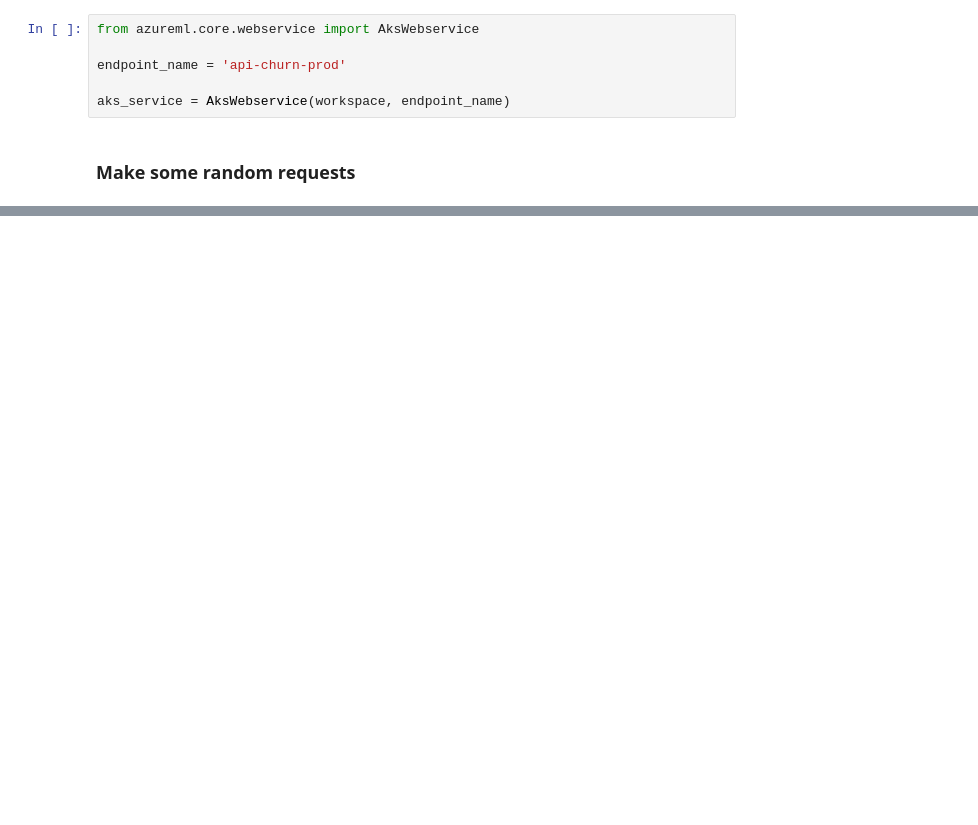
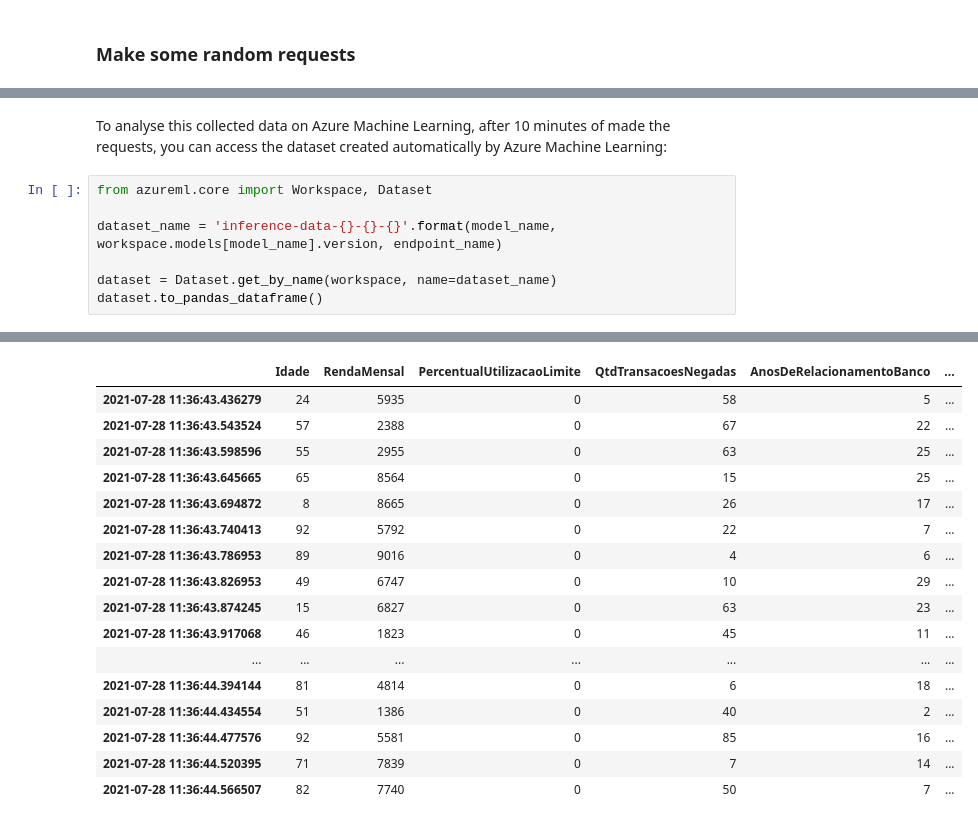
Before and after one commit to lfbraz/azure-data-science-e2e, a Jupyter notebook: labs/lab-4/notebooks/enable-collect-data.ipynb, the cells around one changed output, grey strips where cells are left out. Drawn from its saved outputs; the diff is of its cells as text; blank space fills up the shorter version.

Commit message:
Adding the access to the data collected with AML sdk

```diff
--- a/labs/lab-4/notebooks/enable-collect-data.ipynb
+++ b/labs/lab-4/notebooks/enable-collect-data.ipynb
@@ -190,11 +223,5 @@ print(aks_service.state)
 # %% [markdown]
 ## Call the API (with AKS)
-# %%
-from azureml.core.webservice import AksWebservice
-
-endpoint_name = 'api-churn-prod'
-
-aks_service = AksWebservice(workspace, endpoint_name)
 # %% [markdown]
 ### Make some random requests
 # %%
@@ -233,0 +279,10 @@ for i in range(50):
+# %% [markdown]
+To analyse this collected data on Azure Machine Learning, after 10 minutes of made the requests, you can access the dataset created automatically by Azure Machine Learning:
+# %%
+from azureml.core import Workspace, Dataset
+
+dataset_name = 'inference-data-{}-{}-{}'.format(model_name, workspace.models[model_name].version, endpoint_name)
+
+dataset = Dataset.get_by_name(workspace, name=dataset_name)
+dataset.to_pandas_dataframe()
+# %% [output]
@@ -233,0 +290,17 @@ for i in range(50):
+|  | Idade | RendaMensal | PercentualUtilizacaoLimite | QtdTransacoesNegadas | AnosDeRelacionamentoBanco | ... |
+| 2021-07-28 11:36:43.436279 | 24 | 5935 | 0 | 58 | 5 | ... |
+| 2021-07-28 11:36:43.543524 | 57 | 2388 | 0 | 67 | 22 | ... |
+| 2021-07-28 11:36:43.598596 | 55 | 2955 | 0 | 63 | 25 | ... |
+| 2021-07-28 11:36:43.645665 | 65 | 8564 | 0 | 15 | 25 | ... |
+| 2021-07-28 11:36:43.694872 | 8 | 8665 | 0 | 26 | 17 | ... |
+| 2021-07-28 11:36:43.740413 | 92 | 5792 | 0 | 22 | 7 | ... |
+| 2021-07-28 11:36:43.786953 | 89 | 9016 | 0 | 4 | 6 | ... |
+| 2021-07-28 11:36:43.826953 | 49 | 6747 | 0 | 10 | 29 | ... |
+| 2021-07-28 11:36:43.874245 | 15 | 6827 | 0 | 63 | 23 | ... |
+| 2021-07-28 11:36:43.917068 | 46 | 1823 | 0 | 45 | 11 | ... |
+| ... | ... | ... | ... | ... | ... | ... |
+| 2021-07-28 11:36:44.394144 | 81 | 4814 | 0 | 6 | 18 | ... |
+| 2021-07-28 11:36:44.434554 | 51 | 1386 | 0 | 40 | 2 | ... |
+| 2021-07-28 11:36:44.477576 | 92 | 5581 | 0 | 85 | 16 | ... |
+| 2021-07-28 11:36:44.520395 | 71 | 7839 | 0 | 7 | 14 | ... |
+| 2021-07-28 11:36:44.566507 | 82 | 7740 | 0 | 50 | 7 | ... |
```
Also changed, not shown: parts of 13 cells of this notebook, 1 other file.
